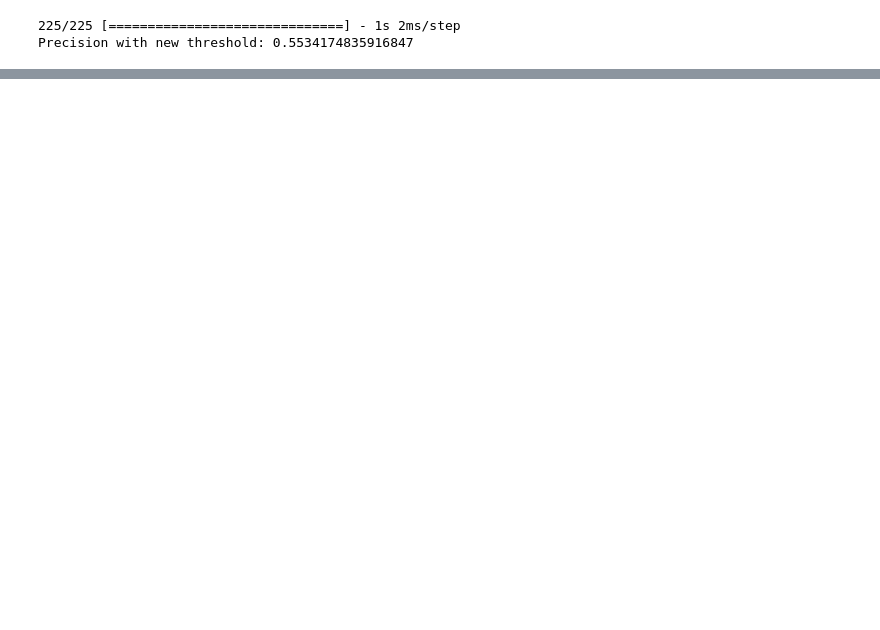
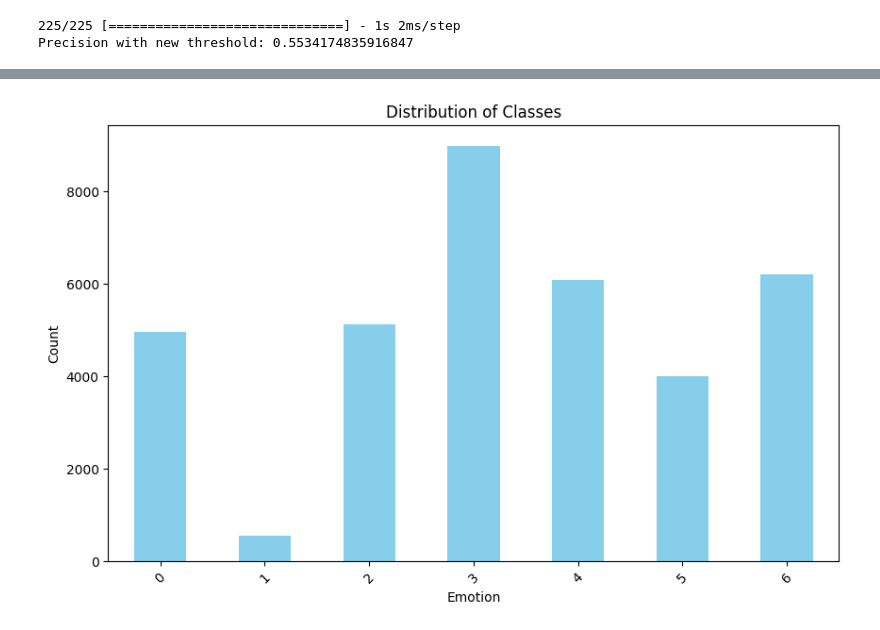
Before and after one commit to 11330344/Thesis-Project, a Jupyter notebook: Untitled23.ipynb, the cells around one changed output, grey strips where cells are left out. Saved outputs shown, nothing was run; the diff lists cells and outputs as text; code cells hidden in the pictures; blank space fills up the shorter version.

```diff
--- a/Untitled23.ipynb
+++ b/Untitled23.ipynb
@@ -147,0 +169,19 @@ F1 score: 0.5433272117944717
+# %%
+import matplotlib.pyplot as plt
+
+# Assuming you have a pandas DataFrame 'df' with a column 'emotion' representing class labels
+class_counts = df['emotion'].value_counts()
+
+# Specify the order of classes
+class_order = sorted(class_counts.index)  # Assuming the class labels are numeric
+
+# Plot the distribution of classes
+plt.figure(figsize=(10, 6))
+class_counts[class_order].plot(kind='bar', color='skyblue')
+plt.title('Distribution of Classes')
+plt.xlabel('Emotion')
+plt.ylabel('Count')
+plt.xticks(rotation=45)  # Rotate x-axis labels for better readability
+plt.show()
+# %% [output]
+[figure, added]
```
Also changed, not shown: parts of 6 cells of this notebook.
